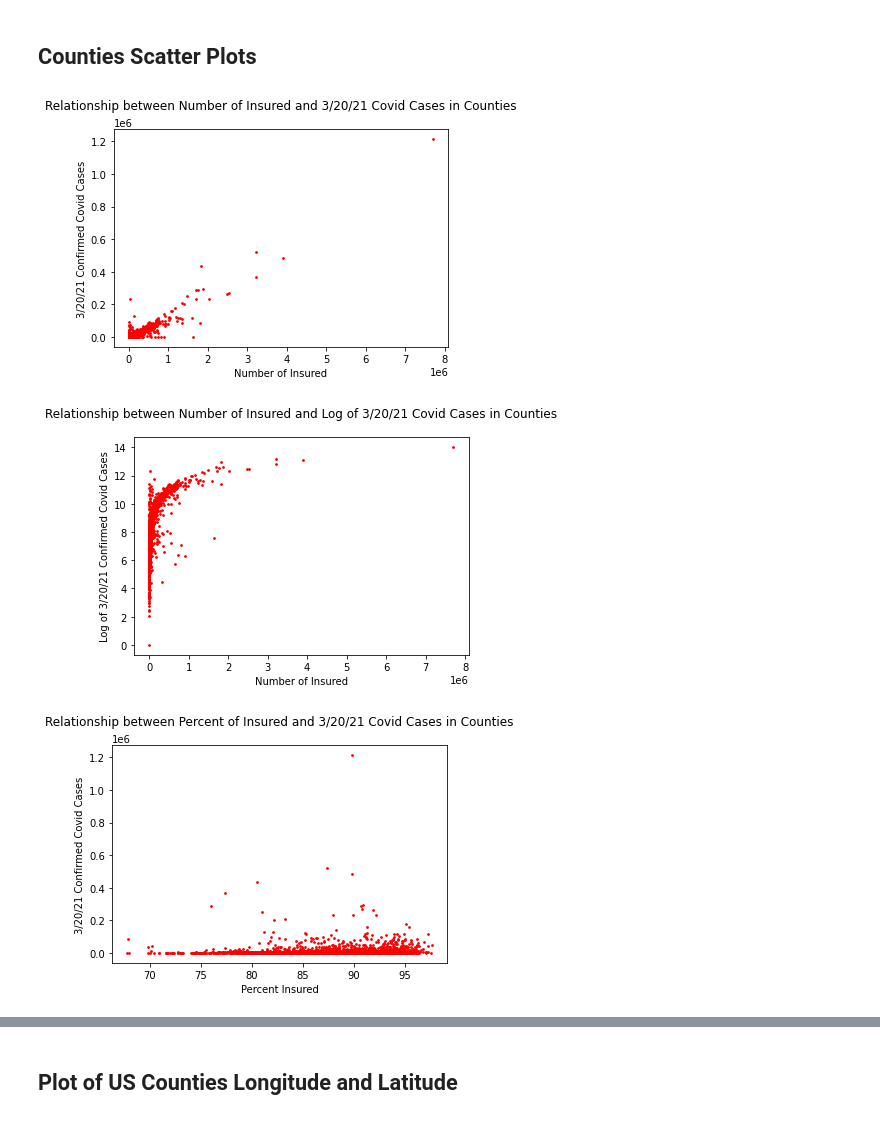
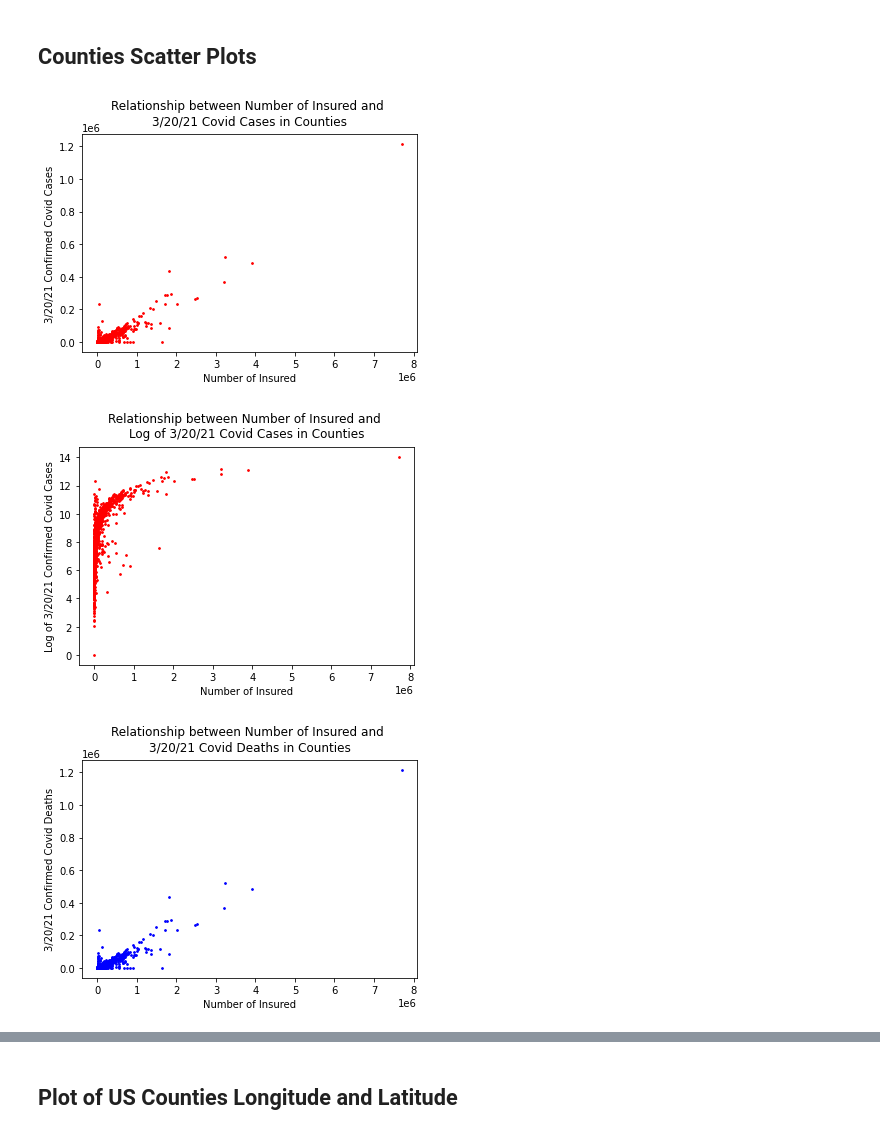
Before and after one commit to linsyzw/COVID_Insurance_Relation, a Jupyter notebook: Covid_Data.ipynb, the cells around one changed output, grey strips where cells are left out. Cells and saved outputs as stored; diff of their text form; code cells hidden in the pictures.

```diff
--- a/Covid_Data.ipynb
+++ b/Covid_Data.ipynb
@@ -160,73 +159,75 @@ plt.show()
 plt.scatter(US_Insurance['Insured: Number'], US_Confirmed['3/20/21'], s=3, c = 'r')
 plt.xlabel('Number of Insured')
 plt.ylabel('3/20/21 Confirmed Covid Cases')
-plt.title("Relationship between Number of Insured and 3/20/21 Covid Cases in Counties", fontsize = 12, pad = 20)
+plt.title("Relationship between Number of Insured and \n3/20/21 Covid Cases in Counties", fontsize = 12, pad = 10)
 plt.show()
 
 # x-axis: # insured, y-axis: log of confirmed cases
 plt.scatter(US_Insurance['Insured: Number'], np.log(US_Confirmed['3/20/21']), s=3, c = 'r')
 plt.xlabel('Number of Insured')
 plt.ylabel('Log of 3/20/21 Confirmed Covid Cases')
-plt.title("Relationship between Number of Insured and Log of 3/20/21 Covid Cases in Counties", fontsize = 12, pad = 20)
+plt.title("Relationship between Number of Insured and \nLog of 3/20/21 Covid Cases in Counties", fontsize = 12, pad = 10)
 plt.show()
+
+# x-axis: # insured, y-axis: confirmed deaths
+plt.scatter(US_Insurance['Insured: Number'], US_Deaths['3/20/21'], s=3, c = 'b')
+plt.xlabel('Number of Insured')
+plt.ylabel('3/20/21 Confirmed Covid Deaths')
+plt.title("Relationship between Number of Insured and \n3/20/21 Covid Deaths in Counties", fontsize = 12, pad = 10)
+plt.show()
+
+# x-axis: # insured, y-axis: log of confirmed cases
+plt.scatter(US_Insurance['Insured: Number'], np.log(US_Deaths['3/20/21']), s=3, c = 'b')
+plt.xlabel('Number of Insured')
+plt.ylabel('Log of 3/20/21 Confirmed Covid Deaths')
+plt.title("Relationship between Number of Insured and \nLog of 3/20/21 Covid Deaths in Counties", fontsize = 12, pad = 10)
+plt.show()
+
 
 # x-axis: % insured, y-axis: confirmed cases
 plt.scatter(US_Insurance['Insured: %'], US_Confirmed['3/20/21'], s=3, c='r')
 plt.xlabel('Percent Insured')
 plt.ylabel('3/20/21 Confirmed Covid Cases')
-plt.title("Relationship between Percent of Insured and 3/20/21 Covid Cases in Counties", fontsize = 12, pad = 20)
+plt.title("Relationship between Percent of Insured and \n3/20/21 Covid Cases in Counties", fontsize = 12, pad = 10)
 plt.show()
 
 # x-axis: % insured, y-axis: log of confirmed cases
 plt.scatter(US_Insurance['Insured: %'], np.log(US_Confirmed['3/20/21']), s=3, c='r')
 plt.xlabel('Percent Insured')
 plt.ylabel('Log of 3/20/21 Confirmed Covid Cases')
-plt.title("Relationship between Percent of Insured and Log of 3/20/21 Covid Cases in Counties", fontsize = 12, pad = 20)
+plt.title("Relationship between Percent of Insured and \nLog of 3/20/21 Covid Cases in Counties", fontsize = 12, pad = 10)
 plt.show()
 
-# x-axis: # insured, y-axis: deaths
-plt.scatter(US_Insurance['Insured: Number'], US_Deaths['3/20/21'], s=3, c = 'b')
-plt.xlabel('Number of Insured')
-plt.ylabel('3/20/21 Confirmed Covid Cases')
-plt.title("Relationship between Number of Insured and Covid Cases in Counties", fontsize = 12, pad = 20)
-plt.show()
-
-# x-axis: # insured, y-axis: log of deaths
-plt.scatter(US_Insurance['Insured: Number'], np.log(US_Deaths['3/20/21']), s=3, c = 'b')
-plt.xlabel('Number of Insured')
-plt.ylabel('Log of 3/20/21 Confirmed Covid Deaths')
-plt.title("Relationship between Number of Insured and Log of 3/20/21 Covid Deaths in Counties", fontsize = 12, pad = 20)
-plt.show()
 
 # x-axis: % insured, y-axis: deaths
 plt.scatter(US_Insurance['Insured: %'], US_Deaths['3/20/21'], s=3, c='b')
 plt.xlabel('Percent Insured')
 plt.ylabel('3/20/21 Confirmed Covid Deaths')
-plt.title("Relationship between Percent of Insured and 3/20/21 Covid Deaths in Counties", fontsize = 12, pad = 20)
+plt.title("Relationship between Percent of Insured and \n3/20/21 Covid Deaths in Counties", fontsize = 12, pad = 10)
 plt.show()
 
 # x-axis: % insured, y-axis: log of deaths
 plt.scatter(US_Insurance['Insured: %'], np.log(US_Deaths['3/20/21']), s=3, c='b')
 plt.xlabel('Percent Insured')
 plt.ylabel('Log of 3/20/21 Confirmed Covid Deaths')
-plt.title("Relationship between Percent of Insured and Log of 3/20/21 Covid Deaths in Counties", fontsize = 12, pad = 20)
+plt.title("Relationship between Percent of Insured and \nLog of 3/20/21 Covid Deaths in Counties", fontsize = 12, pad = 10)
 plt.show()
 
 
 # x-axis: confirmed cases, y-axis: deaths
 plt.scatter(US_Confirmed['3/20/21'], US_Deaths['3/20/21'], s=3, c='g')
 plt.xlabel('3/20/21 Confirmed Covid Cases')
 plt.ylabel('3/20/21 Confirmed Covid Deaths')
-plt.title("Relationship between 3/20/21 Covid Cases and 3/20/21 Covid Deaths in Counties", fontsize = 12, pad = 20)
+plt.title("Relationship between 3/20/21 Covid Cases and \n3/20/21 Covid Deaths in Counties", fontsize = 12, pad = 10)
 plt.show()
 
 # x-axis: log of confirmed cases, y-axis: log of deaths
 plt.scatter(np.log(US_Confirmed['3/20/21']), np.log(US_Deaths['3/20/21']), s=3, c='g')
 plt.xlabel('Log of 3/20/21 Confirmed Covid Cases')
 plt.ylabel('Log of 3/20/21 Confirmed Covid Deaths')
-plt.title("Relationship between Log of 3/20/21 Covid Cases and Log of 3/20/21 Covid Deaths in Counties", fontsize = 12, pad = 20)
+plt.title("Relationship between Log of 3/20/21 Covid Cases and \nLog of 3/20/21 Covid Deaths in Counties", fontsize = 12, pad = 10)
 plt.show()
 # %% [output]
-[figure, old version]
+[figure, new version]
-[figure, old version]
+[figure, new version]
-[figure, old version]
+[figure, new version]
```
Also changed, not shown: parts of 6 cells of this notebook.
